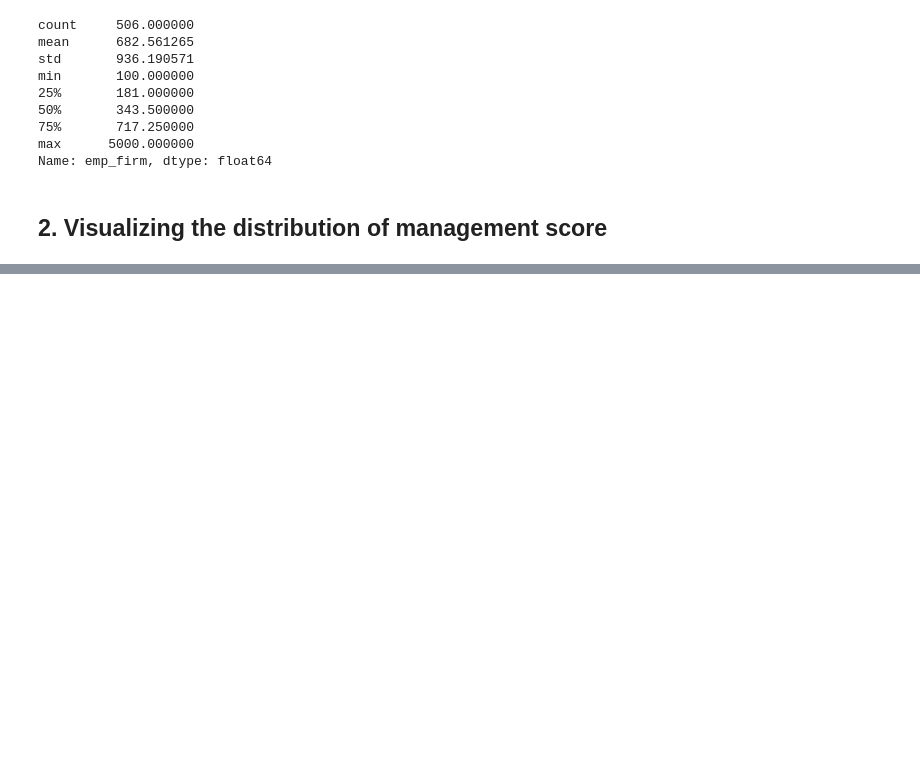
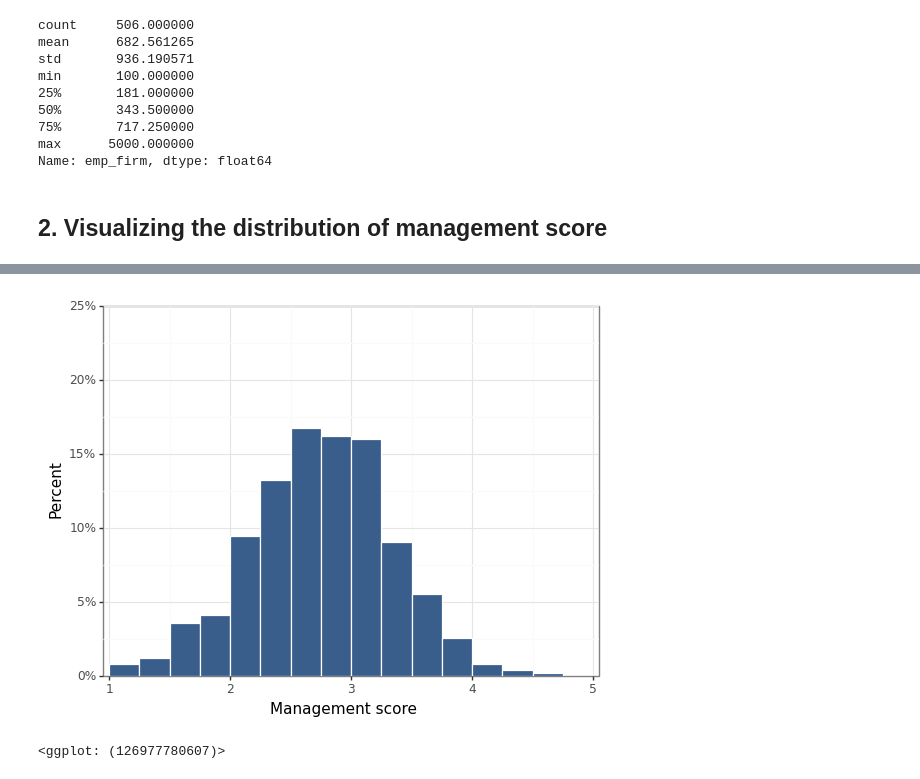
Before and after one commit to felipesebben/bk_data_analysis_studies, a Jupyter notebook: da_data_exercises/ch04-comparison_correlation/02-wms_management_ex1/02_wms_management_ex1.ipynb, the cells around one changed output, grey strips where cells are left out. Cells and saved outputs as stored; diff of their text form; code cells hidden in the pictures; blank space fills up the shorter version.

```diff
--- a/da_data_exercises/ch04-comparison_correlation/02-wms_management_ex1/02_wms_management_ex1.ipynb
+++ b/da_data_exercises/ch04-comparison_correlation/02-wms_management_ex1/02_wms_management_ex1.ipynb
@@ -96,0 +97,19 @@ df.loc[:, ["management", "emp_firm"]].describe()
+# %%
+ggplot(df, aes(x="management")) + geom_histogram(
+    aes(y="stat(count)/sum(stat(count))"),
+    fill=color[0],
+    color="white",
+    binwidth=0.25,
+    boundary=0,
+    closed="left",
+) + labs(x="Management score", y="Percent") + scale_x_continuous(
+    expand=(0.01, 0.01), limits=(1, 5)
+) + scale_y_continuous(
+    expand=(0.00, 0.00),
+    limits=(0, 0.25),
+    breaks=seq(0, 0.26, by=0.05),
+    labels=percent_format()
+) + theme_bw()
+# %% [output]
+[figure, added]
+<ggplot: (126977780607)>
```
Also changed, not shown: parts of 16 cells of this notebook.
